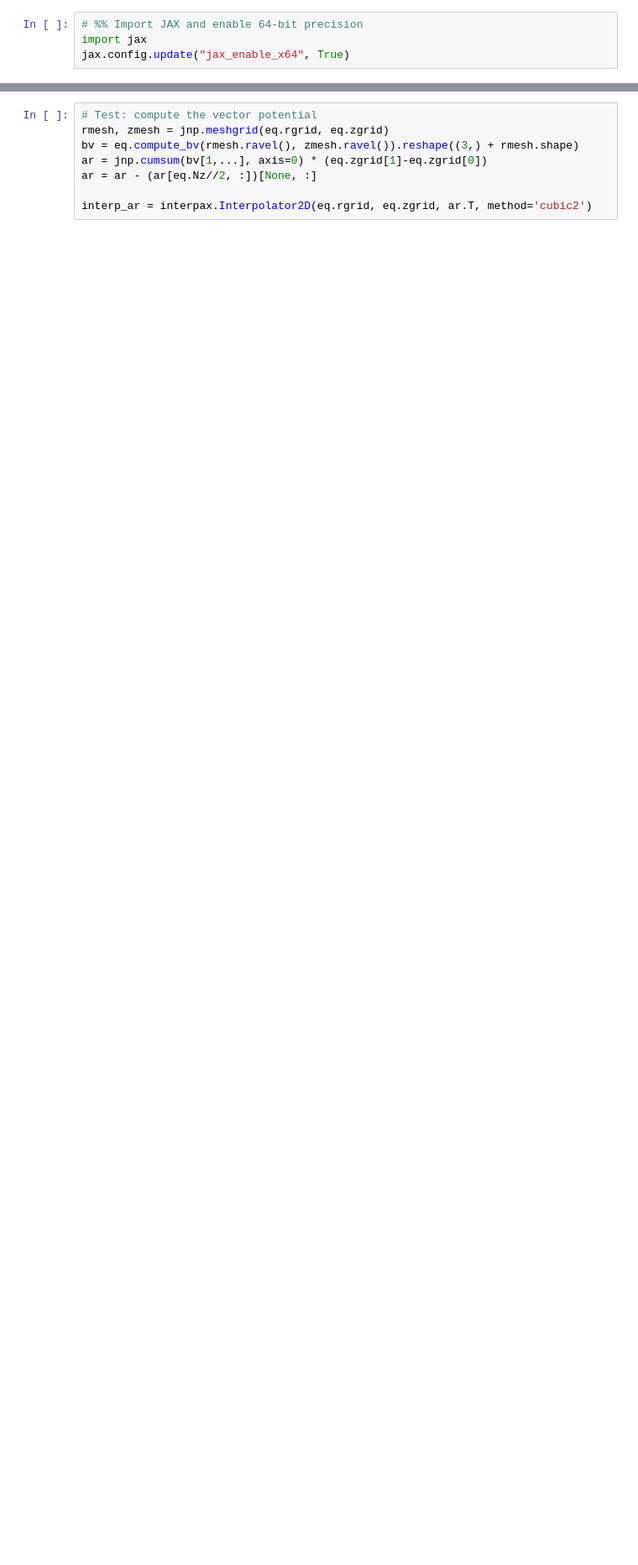
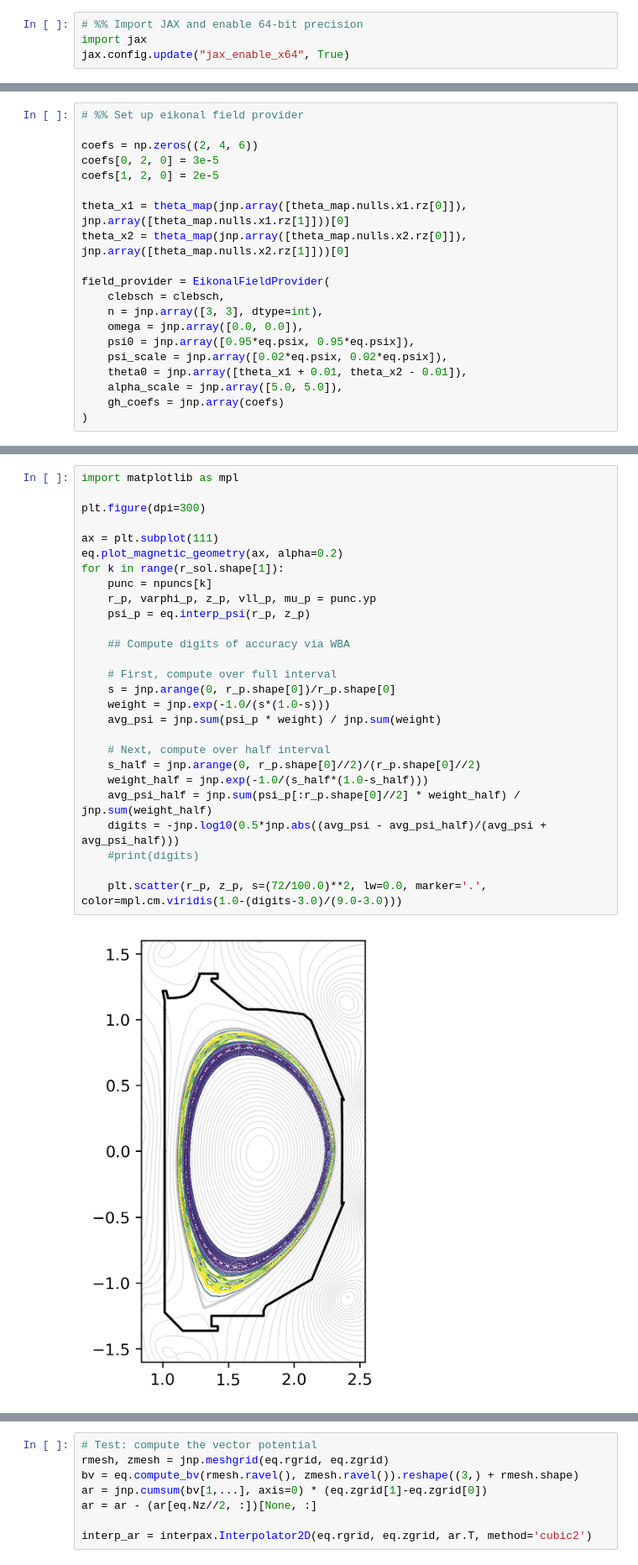
Before and after one commit to Maplenormandy/c1lgkt-jax, a Jupyter notebook: bin/diffrax_scratch.ipynb, the cells around one changed output, grey strips where cells are left out. Shown at 84% size. Drawn from its saved outputs; the diff is of its cells as text; blank space fills up the shorter version.

```diff
--- a/bin/diffrax_scratch.ipynb
+++ b/bin/diffrax_scratch.ipynb
@@ -60 +46,20 @@ geom = GeometryHandler(eq, fieldline_pusher)
 # %%
+# %% Set up eikonal field provider
+
+coefs = np.zeros((2, 4, 6))
+coefs[0, 2, 0] = 3e-5
+coefs[1, 2, 0] = 2e-5
+
+theta_x1 = theta_map(jnp.array([theta_map.nulls.x1.rz[0]]), jnp.array([theta_map.nulls.x1.rz[1]]))[0]
+theta_x2 = theta_map(jnp.array([theta_map.nulls.x2.rz[0]]), jnp.array([theta_map.nulls.x2.rz[1]]))[0]
+
+field_provider = EikonalFieldProvider(
+    clebsch = clebsch,
+    n = jnp.array([3, 3], dtype=int),
+    omega = jnp.array([0.0, 0.0]),
+    psi0 = jnp.array([0.95*eq.psix, 0.95*eq.psix]),
+    psi_scale = jnp.array([0.02*eq.psix, 0.02*eq.psix]),
+    theta0 = jnp.array([theta_x1 + 0.01, theta_x2 - 0.01]),
+    alpha_scale = jnp.array([5.0, 5.0]),
+    gh_coefs = jnp.array(coefs)
+)
@@ -62,0 +149,29 @@ Array(0.05, dtype=float64)
+# %%
+import matplotlib as mpl
+
+plt.figure(dpi=300)
+
+ax = plt.subplot(111)
+eq.plot_magnetic_geometry(ax, alpha=0.2)
+for k in range(r_sol.shape[1]):
+    punc = npuncs[k]
+    r_p, varphi_p, z_p, vll_p, mu_p = punc.yp
+    psi_p = eq.interp_psi(r_p, z_p)
+
+    ## Compute digits of accuracy via WBA
+
+    # First, compute over full interval
+    s = jnp.arange(0, r_p.shape[0])/r_p.shape[0]
+    weight = jnp.exp(-1.0/(s*(1.0-s)))
+    avg_psi = jnp.sum(psi_p * weight) / jnp.sum(weight)
+
+    # Next, compute over half interval
+    s_half = jnp.arange(0, r_p.shape[0]//2)/(r_p.shape[0]//2)
+    weight_half = jnp.exp(-1.0/(s_half*(1.0-s_half)))
+    avg_psi_half = jnp.sum(psi_p[:r_p.shape[0]//2] * weight_half) / jnp.sum(weight_half)
+    digits = -jnp.log10(0.5*jnp.abs((avg_psi - avg_psi_half)/(avg_psi + avg_psi_half)))
+    #print(digits)
+
+    plt.scatter(r_p, z_p, s=(72/100.0)**2, lw=0.0, marker='.', color=mpl.cm.viridis(1.0-(digits-3.0)/(9.0-3.0)))
+# %% [output]
+[figure, added]
```
Also changed, not shown: parts of 8 cells of this notebook, 6 other files.
